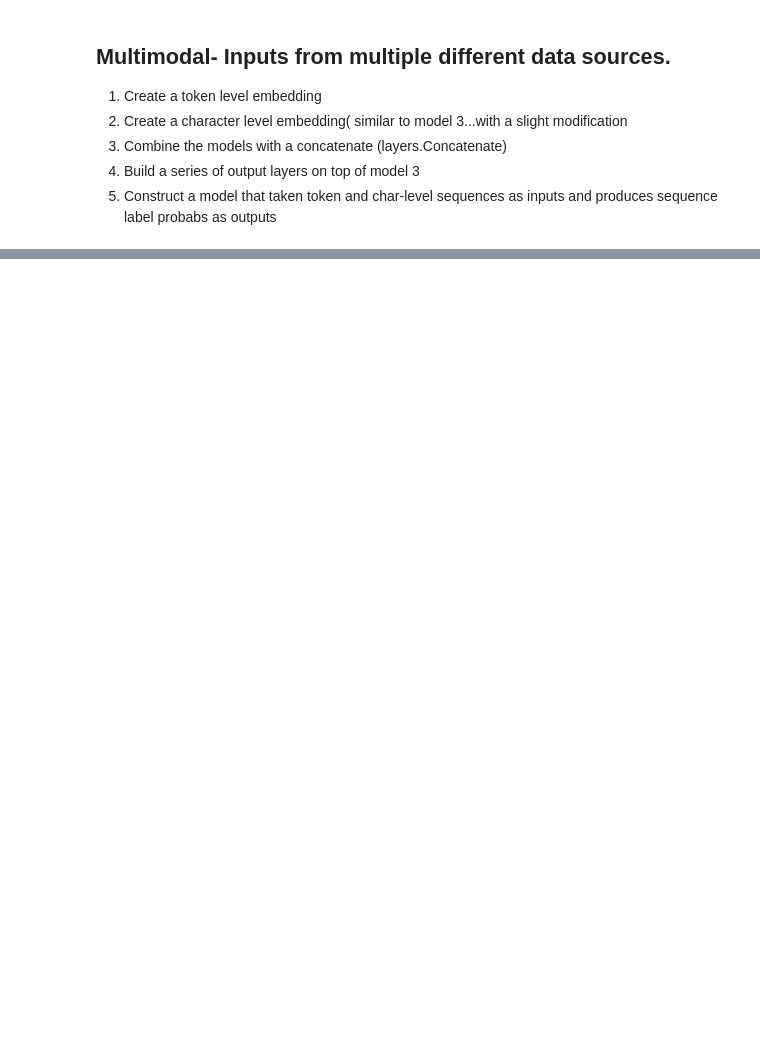
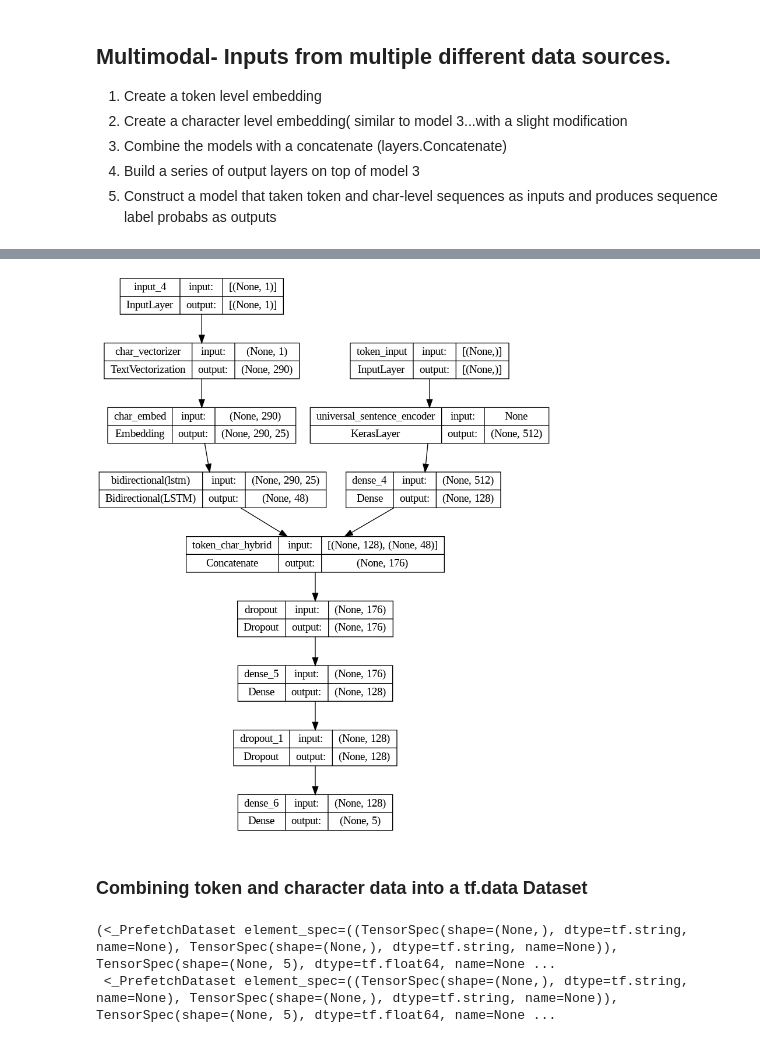
Before and after one commit to lakshitgosain/Tensorflow-ZTM, a Jupyter notebook: Milestone_Project_2_Skimlit.ipynb, the cells around one changed output, grey strips where cells are left out. Cells and saved outputs as stored; diff of their text form; code cells hidden in the pictures; blank space fills up the shorter version.

```diff
--- a/Milestone_Project_2_Skimlit.ipynb
+++ b/Milestone_Project_2_Skimlit.ipynb
@@ -950,3 +949,35 @@ model_3_results
 3. Combine the models with a concatenate (layers.Concatenate)
 4. Build a series of output layers on top of model 3
 5. Construct a model that taken token and char-level sequences as inputs and produces sequence label probabs as outputs
+# %%
+# 1. Setup token inputs/model
+token_inputs= layers.Input(shape=[], dtype=tf.string, name='token_input')
+
+token_embeddings=tf_hub_embedding_layer(token_inputs) #Using the USE rmbeddings
+
+token_output=layers.Dense(128, activation='relu')(token_embeddings)
+token_model=tf.keras.Model(token_inputs, token_output)
+
+# 2. Setup char inputs/model
+char_inputs=layers.Input(shape=(1,), dtype=tf.string)
+
+char_vectors=char_vectorizer(char_inputs)
+char_embeddings=char_embed(char_vectors)
+
+char_bi_lstm= layers.Bidirectional(layers.LSTM(24, activation='tanh'))(char_embeddings)
+
+char_model=tf.keras.Model(char_inputs, char_bi_lstm)
+
+# 3. Combine the 2 models with concatenate
+token_char_concat=layers.Concatenate(name='token_char_hybrid')([token_model.output, char_model.output])
+
+# 4. Create output layer - adding Dropout
+combined_dropout=layers.Dropout(0.5)(token_char_concat)
+combine_dense=layers.Dense(128, activation='relu')(combined_dropout)
+final_dropout=layers.Dropout(0.5)(combine_dense)
+
+output_layer=layers.Dense(num_classes)(final_dropout)
+
+model_4=tf.keras.Model(inputs=[token_model.input, char_model.input],
+                       outputs=output_layer,
+                       name='model_4_token_and_char_embeddings')
@@ -952,0 +1004,7 @@ model_3_results
+# %%
+#Plot Hybrid Token and character model
+
+from keras.utils import plot_model
+plot_model(model_4, show_shapes=True)
+# %% [output]
+[figure, added]
@@ -952,0 +1015,2 @@ model_3_results
+# %% [markdown]
+### Combining token and character data into a tf.data Dataset
@@ -952,0 +1032,5 @@ model_3_results
+# %%
+train_char_token_dataset,val_char_token_dataset
+# %% [output]
+(<_PrefetchDataset element_spec=((TensorSpec(shape=(None,), dtype=tf.string, name=None), TensorSpec(shape=(None,), dtype=tf.string, name=None)), TensorSpec(shape=(None, 5), dtype=tf.float64, name=None ...
+ <_PrefetchDataset element_spec=((TensorSpec(shape=(None,), dtype=tf.string, name=None), TensorSpec(shape=(None,), dtype=tf.string, name=None)), TensorSpec(shape=(None, 5), dtype=tf.float64, name=None ...
```
Also changed, not shown: parts of 33 cells of this notebook.
